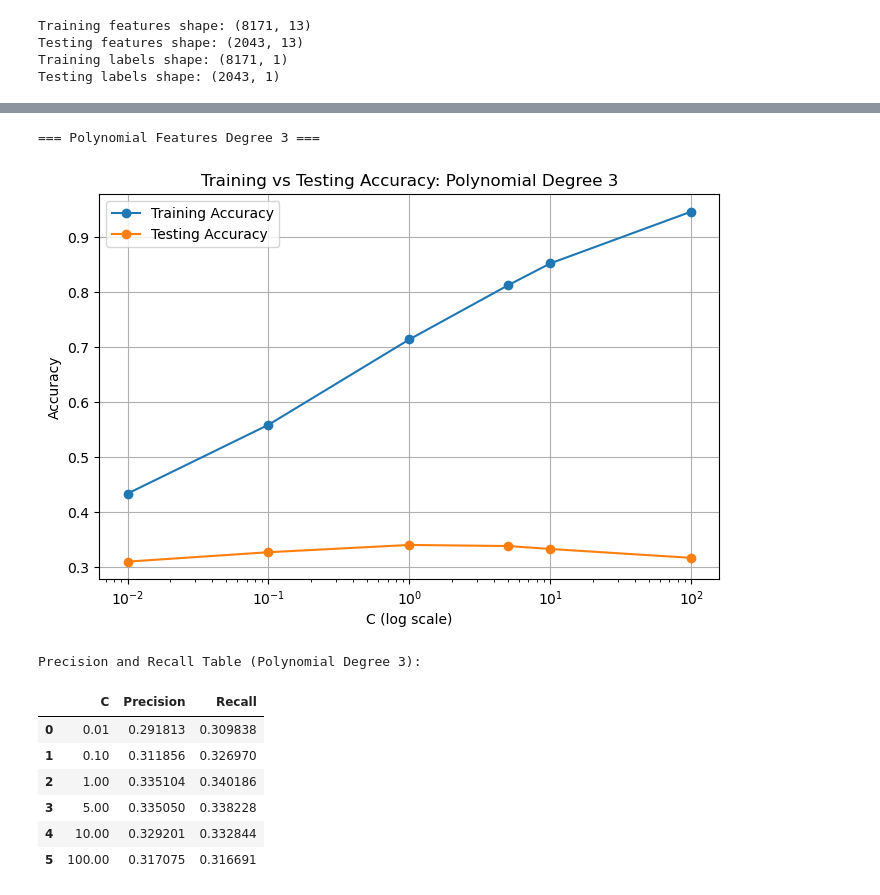
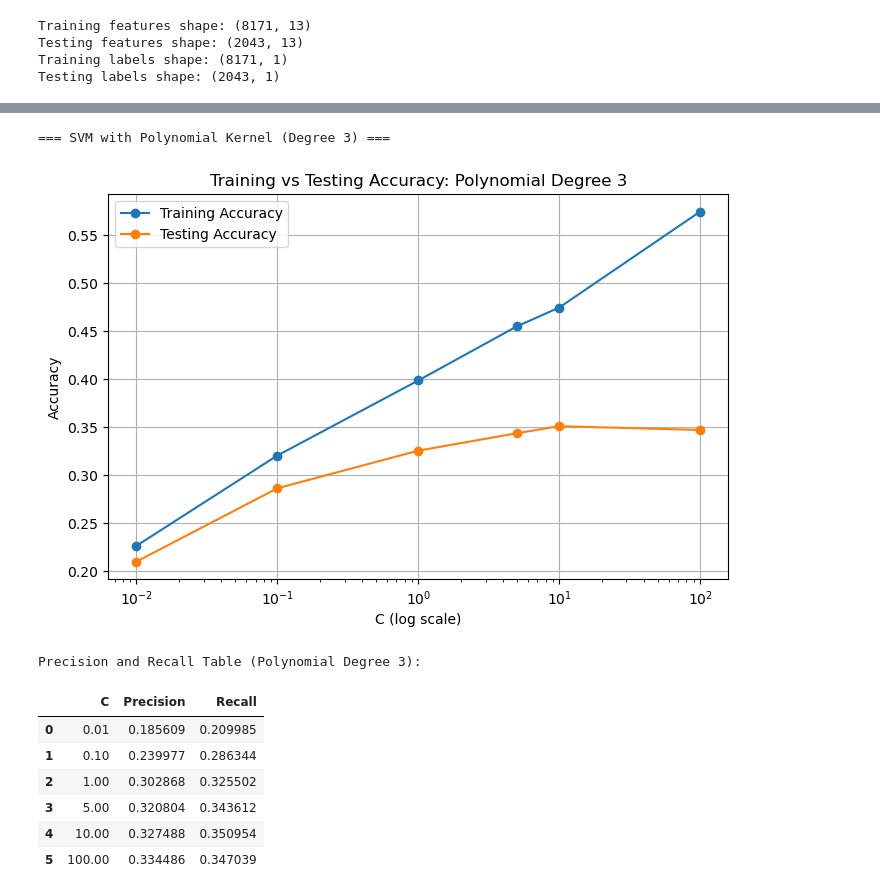
Before and after one commit to yuzukaR/ML_Final, a Jupyter notebook: svm.ipynb, the cells around one changed output, grey strips where cells are left out. Saved outputs shown, nothing was run; the diff lists cells and outputs as text; code cells hidden in the pictures.

```diff
--- a/svm.ipynb
+++ b/svm.ipynb
@@ -42,7 +42,7 @@ X_train_scaled = scaler.fit_transform(X_train)
 X_test_scaled = scaler.transform(X_test)
 
 X_train_small, _, y_train_small, _ = train_test_split(
-    X_train_scaled, y_train, train_size=0.3, stratify=y_train, random_state=42
+    X_train_scaled, y_train, train_size=0.5, stratify=y_train, random_state=42
 )
 
 # Results storage
@@ -123,22 +123,18 @@ Precision and Recall Table (No Transform):
 # %%
-# Polynomial Features (Degree 2)
-poly2 = PolynomialFeatures(degree=2)
-X_train_poly2 = poly2.fit_transform(X_train_small)
-X_test_poly2 = poly2.transform(X_test_scaled)
-
 train_acc_list = []
 test_acc_list = []
 precision_list = []
 recall_list = []
+C_values = [0.01, 0.1, 1, 5, 10, 100]
 
-print("\n=== Polynomial Features Degree 2 ===")
+print("\n=== SVM with Polynomial Kernel (Degree 2) ===")
 
 for C in C_values:
-    model = SVC(C=C, kernel='linear', random_state=42)
-    model.fit(X_train_poly2, y_train_small)
+    model = SVC(C=C, kernel='poly', degree=2, gamma='scale', coef0=1, random_state=42)
+    model.fit(X_train_small, y_train_small)
 
-    y_train_pred = model.predict(X_train_poly2)
-    y_test_pred = model.predict(X_test_poly2)
+    y_train_pred = model.predict(X_train_small)
+    y_test_pred = model.predict(X_test_scaled)
 
     train_acc = accuracy_score(y_train_small, y_train_pred)
     test_acc = accuracy_score(y_test, y_test_pred)
@@ -146,7 +142,7 @@ for C in C_values:
     recall = recall_score(y_test, y_test_pred, average='weighted', zero_division=0)
 
     final_results.append({
-        'Transformation': 'Poly Degree 2',
+        'Transformation': 'Poly Kernel Degree 2',
         'C': C,
         'Train Accuracy': train_acc,
         'Test Accuracy': test_acc,
@@ -166,13 +162,13 @@ plt.plot(C_values, test_acc_list, marker='o', label='Testing Accuracy')
 plt.xscale('log')
 plt.xlabel('C (log scale)')
 plt.ylabel('Accuracy')
-plt.title('Training vs Testing Accuracy: Polynomial Degree 2')
+plt.title('Training vs Testing Accuracy: Polynomial Kernel Degree 2')
 plt.legend()
 plt.grid(True)
 plt.show()
 
 # Table
 prec_recall_table = pd.DataFrame({'C': C_values, 'Precision': precision_list, 'Recall': recall_list})
-print("\nPrecision and Recall Table (Polynomial Degree 2):")
+print("\nPrecision and Recall Table (Polynomial Kernel Degree 2):")
 display(prec_recall_table)
 # %% [output]
@@ -189,22 +185,18 @@ Precision and Recall Table (Polynomial Degree 2):
 # %%
-# Polynomial Features (Degree 3)
-poly3 = PolynomialFeatures(degree=3)
-X_train_poly3 = poly3.fit_transform(X_train_small)
-X_test_poly3 = poly3.transform(X_test_scaled)
-
 train_acc_list = []
 test_acc_list = []
 precision_list = []
 recall_list = []
+C_values = [0.01, 0.1, 1, 5, 10, 100]
 
-print("\n=== Polynomial Features Degree 3 ===")
+print("\n=== SVM with Polynomial Kernel (Degree 3) ===")
 
 for C in C_values:
-    model = SVC(C=C, kernel='linear', random_state=42)
-    model.fit(X_train_poly3, y_train_small)
+    model = SVC(C=C, kernel='poly', degree=3, gamma='scale', coef0=1, random_state=42)
+    model.fit(X_train_small, y_train_small)
 
-    y_train_pred = model.predict(X_train_poly3)
-    y_test_pred = model.predict(X_test_poly3)
+    y_train_pred = model.predict(X_train_small)
+    y_test_pred = model.predict(X_test_scaled)
 
     train_acc = accuracy_score(y_train_small, y_train_pred)
     test_acc = accuracy_score(y_test, y_test_pred)
@@ -212,44 +204,43 @@ for C in C_values:
     recall = recall_score(y_test, y_test_pred, average='weighted', zero_division=0)
 
     final_results.append({
-        'Transformation': 'Poly Degree 3',
+        'Transformation': 'Poly Kernel Degree 3',
         'C': C,
         'Train Accuracy': train_acc,
         'Test Accuracy': test_acc,
         'Precision': precision,
         'Recall': recall
     })
 
     train_acc_list.append(train_acc)
     test_acc_list.append(test_acc)
     precision_list.append(precision)
     recall_list.append(recall)
-
 # Plot
 plt.figure(figsize=(8,5))
 plt.plot(C_values, train_acc_list, marker='o', label='Training Accuracy')
 plt.plot(C_values, test_acc_list, marker='o', label='Testing Accuracy')
 plt.xscale('log')
 plt.xlabel('C (log scale)')
 plt.ylabel('Accuracy')
 plt.title('Training vs Testing Accuracy: Polynomial Degree 3')
 plt.legend()
 plt.grid(True)
 plt.show()
 
 # Table
 prec_recall_table = pd.DataFrame({'C': C_values, 'Precision': precision_list, 'Recall': recall_list})
 print("\nPrecision and Recall Table (Polynomial Degree 3):")
 display(prec_recall_table)
 # %% [output]
-=== Polynomial Features Degree 3 ===
+=== SVM with Polynomial Kernel (Degree 3) ===
-[figure, old version]
+[figure, new version]
 Precision and Recall Table (Polynomial Degree 3):
 |  | C | Precision | Recall |
-| 0 | 0.01 | 0.291813 | 0.309838 |
-| 1 | 0.10 | 0.311856 | 0.326970 |
-| 2 | 1.00 | 0.335104 | 0.340186 |
-| 3 | 5.00 | 0.335050 | 0.338228 |
-| 4 | 10.00 | 0.329201 | 0.332844 |
-| 5 | 100.00 | 0.317075 | 0.316691 |
+| 0 | 0.01 | 0.185609 | 0.209985 |
+| 1 | 0.10 | 0.239977 | 0.286344 |
+| 2 | 1.00 | 0.302868 | 0.325502 |
+| 3 | 5.00 | 0.320804 | 0.343612 |
+| 4 | 10.00 | 0.327488 | 0.350954 |
+| 5 | 100.00 | 0.334486 | 0.347039 |
 # %%
```
Also changed, not shown: parts of 6 cells of this notebook, 1 other file.
